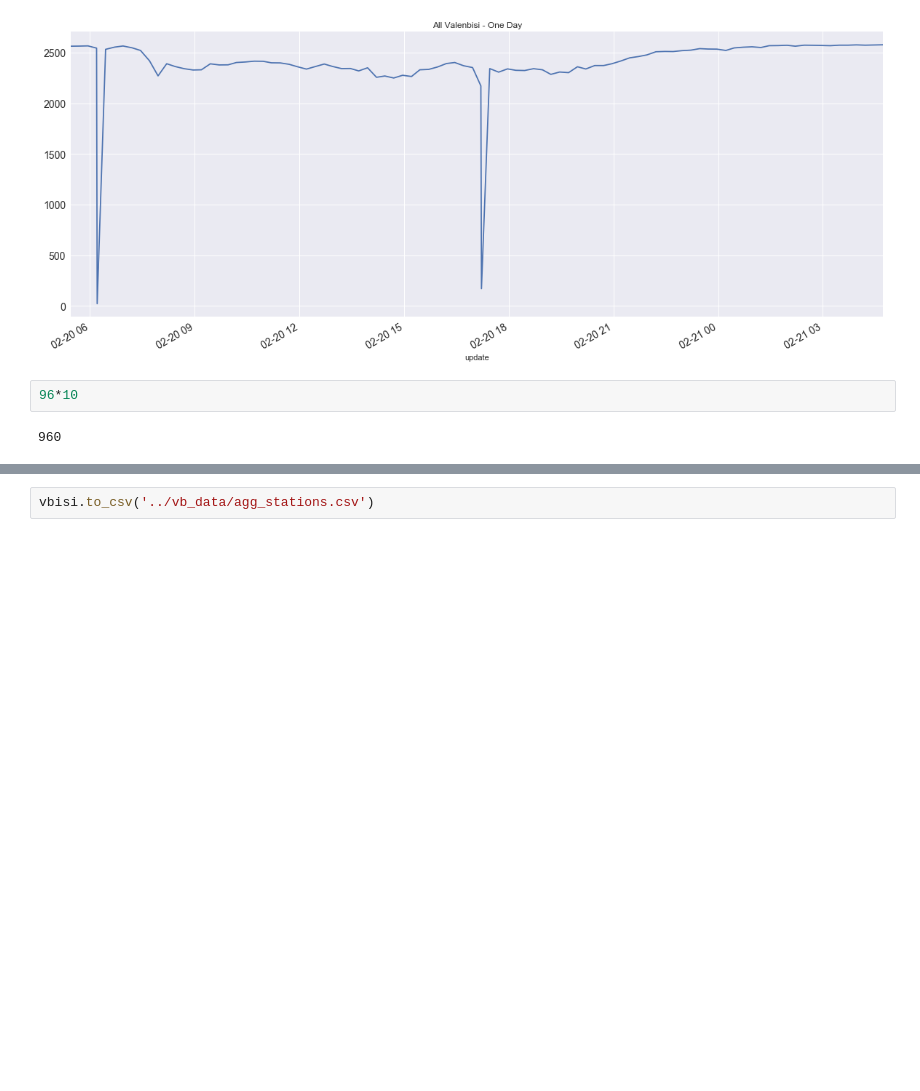
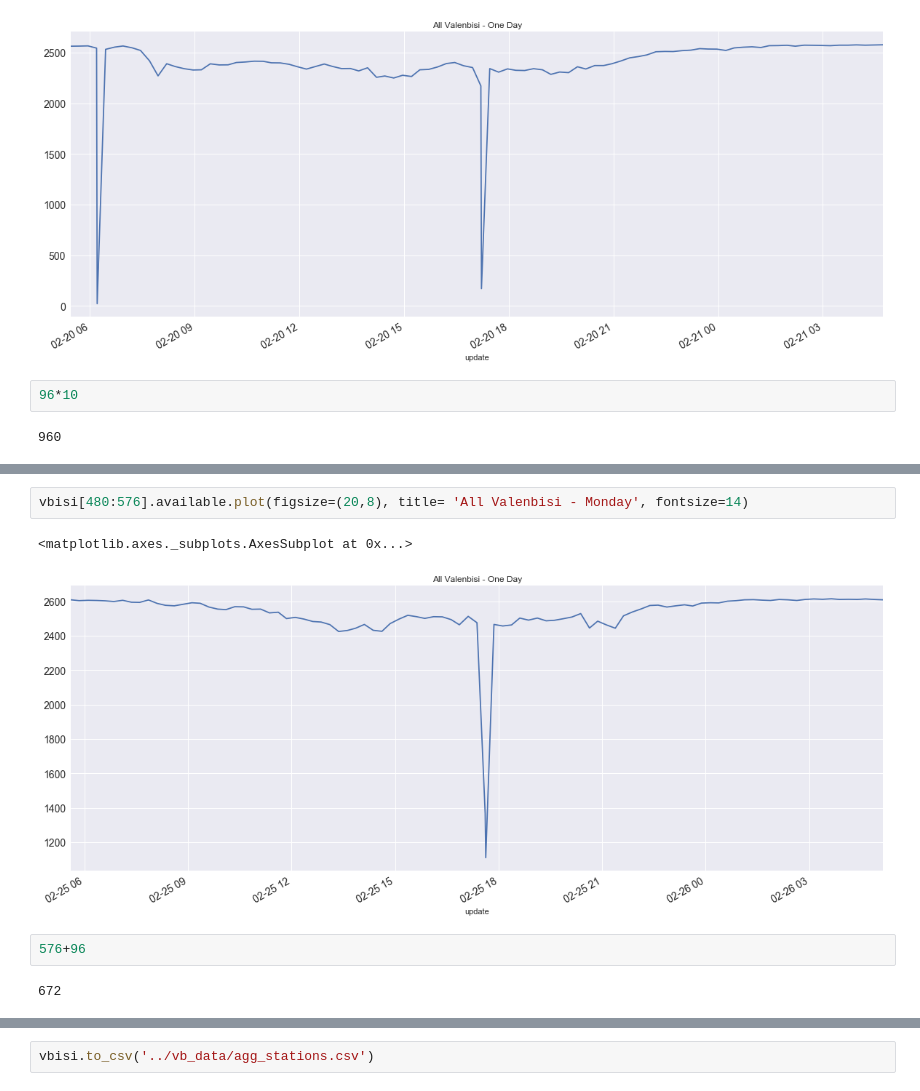
Before and after one commit to nmolivo/valencia-data-projects, a Jupyter notebook: valenbisi/vb_analysis/01_eda.ipynb, the cells around one changed output, grey strips where cells are left out. Saved outputs shown, nothing was run; the diff lists cells and outputs as text; blank space fills up the shorter version.

```diff
--- a/valenbisi/vb_analysis/01_eda.ipynb
+++ b/valenbisi/vb_analysis/01_eda.ipynb
@@ -241,0 +273,9 @@ vbisi[96:192].available.plot(figsize=(20,8), title= 'All Valenbisi - One Day', f
+# %%
+vbisi[480:576].available.plot(figsize=(20,8), title= 'All Valenbisi - Monday', fontsize=14)
+# %% [output]
+<matplotlib.axes._subplots.AxesSubplot at 0x...>
+[figure, added]
+# %%
+576+96
+# %% [output]
+672
```
Also changed, not shown: parts of 12 cells of this notebook, 6 other files.
